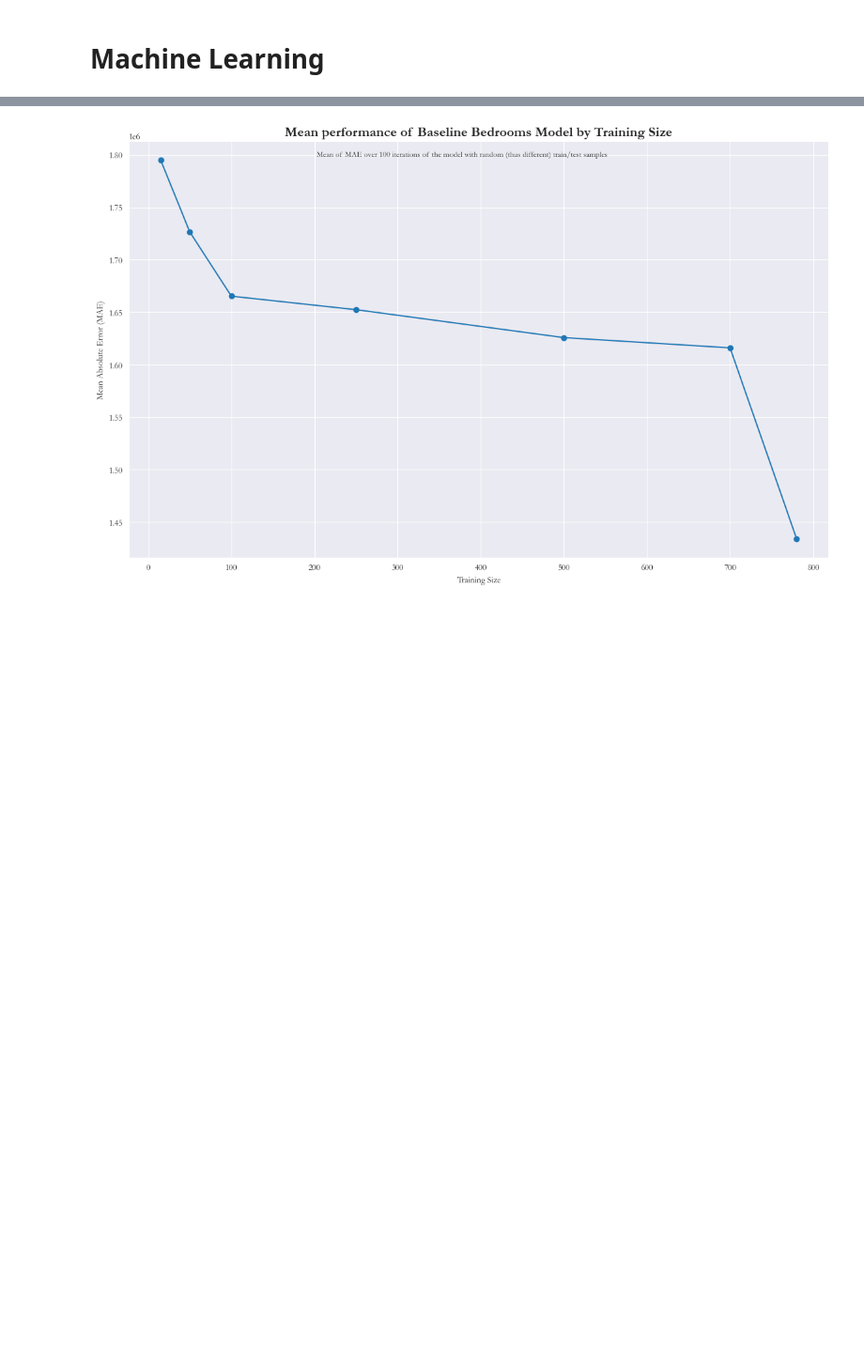
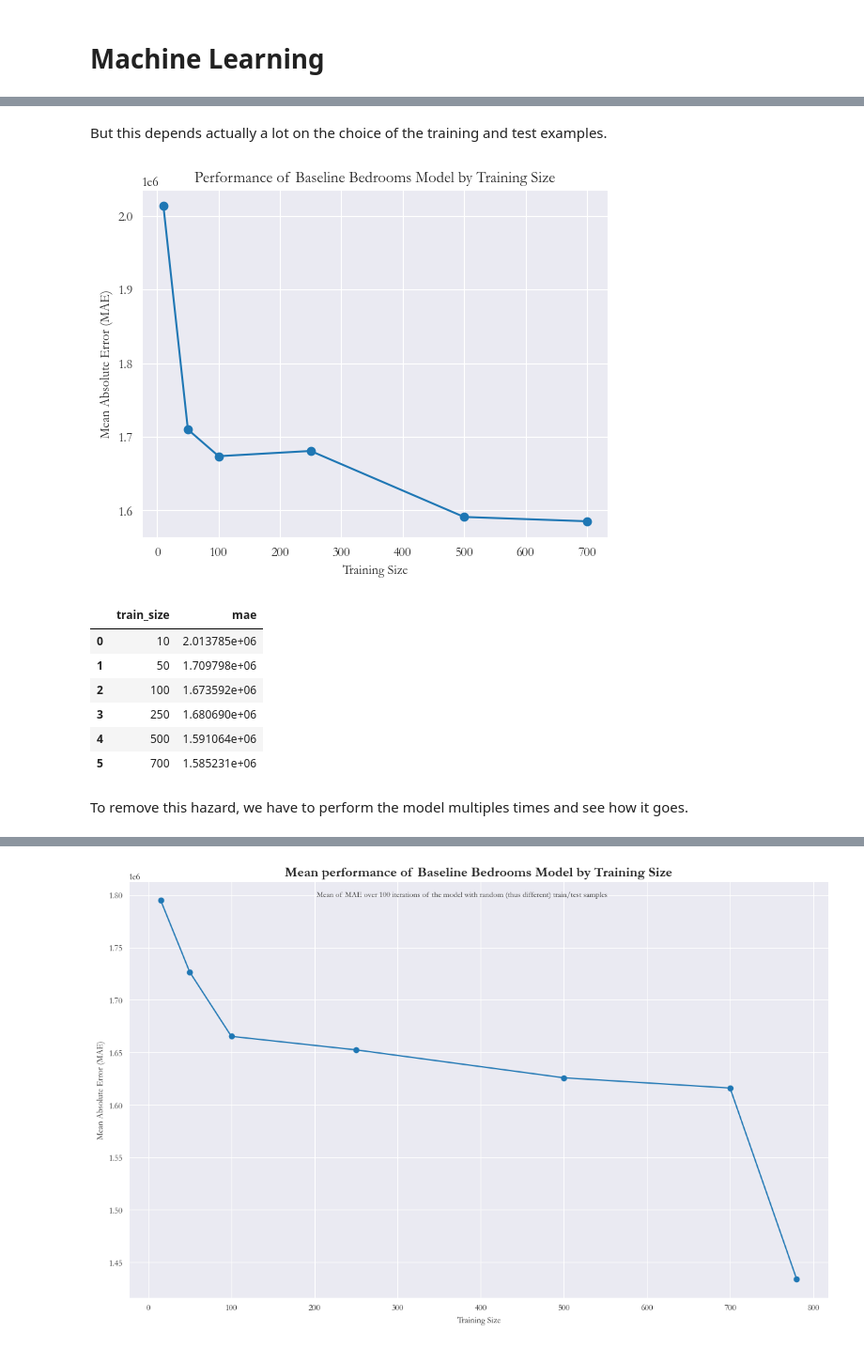
Before and after one commit to ThibaudGENEL/HousingPrice, a Jupyter notebook: notebook.ipynb, the cells around one changed output, grey strips where cells are left out. Shown at 94% size. Drawn from its saved outputs; the diff is of its cells as text; code cells hidden in the pictures; blank space fills up the shorter version.

```diff
--- a/notebook.ipynb
+++ b/notebook.ipynb
@@ -259,0 +275,15 @@ from src.data_science.data import split_data
+# %% [markdown]
+But this depends actually a lot on the choice of the training and test examples.
+# %%
+baseline_model(df_encoded, "Bedrooms", seed = 42, add_column = False)  #Changing the seed
+# %% [output]
+[figure, added]
+|  | train_size | mae |
+| 0 | 10 | 2.013785e+06 |
+| 1 | 50 | 1.709798e+06 |
+| 2 | 100 | 1.673592e+06 |
+| 3 | 250 | 1.680690e+06 |
+| 4 | 500 | 1.591064e+06 |
+| 5 | 700 | 1.585231e+06 |
+# %% [markdown]
+To remove this hazard, we have to perform the model multiples times and see how it goes.
```
Also changed, not shown: parts of 10 cells of this notebook, 1 other file.
